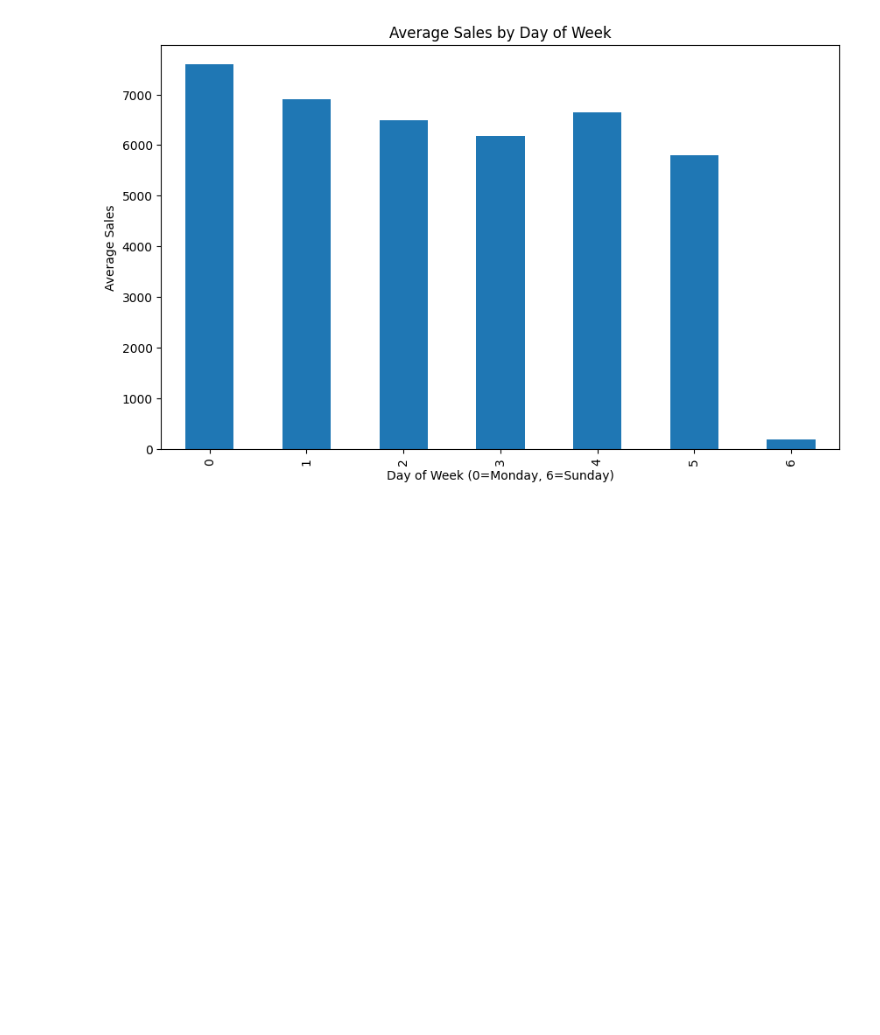
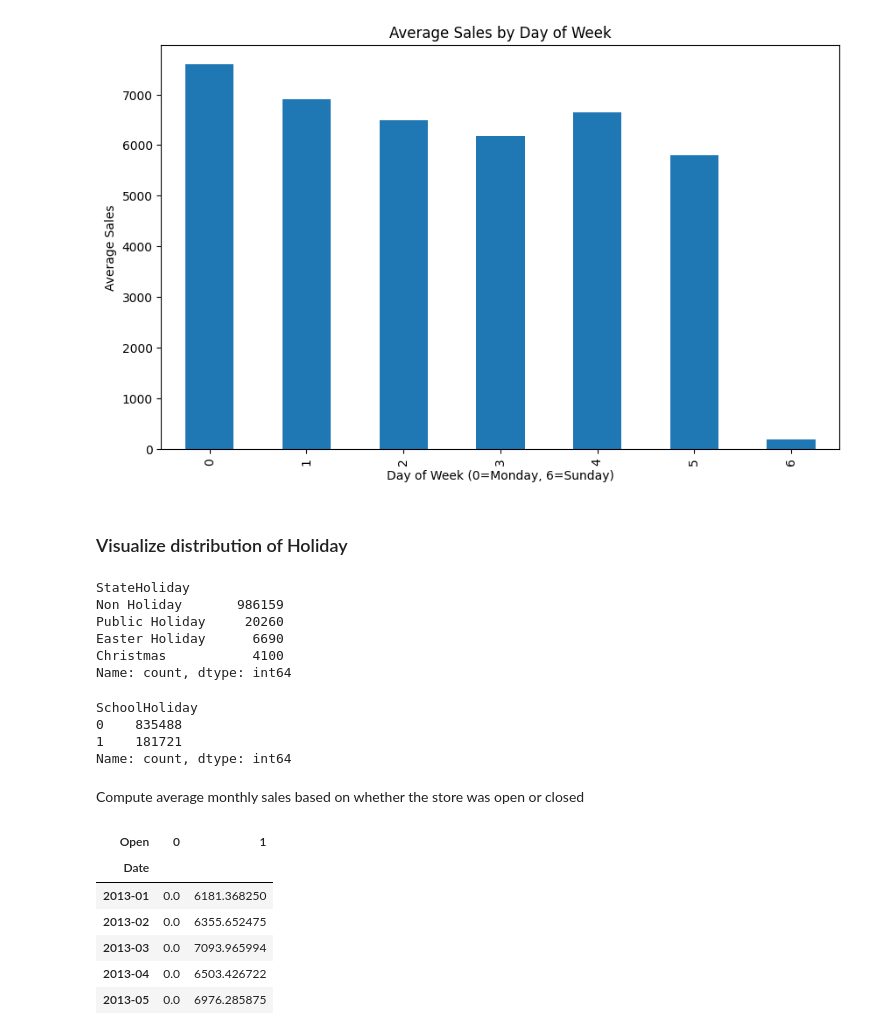
Before and after one commit to hanaDemma/Pharmaceuticals-finance-data-Analysis-week-4, a Jupyter notebook: notebooks/exploratory_analysis.ipynb, the cells around one changed output. Cells and saved outputs as stored; diff of their text form; code cells hidden in the pictures; blank space fills up the shorter version.

Commit message:
average monthly sales

```diff
--- a/notebooks/exploratory_analysis.ipynb
+++ b/notebooks/exploratory_analysis.ipynb
@@ -624,3 +624,34 @@ averageSalesDayOfWeek(merged_train_data_store)
 2025-01-03 09:10:56,819 - INFO - Calculating average sales by day of the week.
 2025-01-03 09:10:56,819 - INFO - Calculating average sales by day of the week.
 [figure]
+# %% [markdown]
+### Visualize distribution of Holiday
+# %%
+merged_train_data_store['StateHoliday'].value_counts()
+# %% [output]
+StateHoliday
+Non Holiday       986159
+Public Holiday     20260
+Easter Holiday      6690
+Christmas           4100
+Name: count, dtype: int64
+# %%
+merged_train_data_store['SchoolHoliday'].value_counts()
+# %% [output]
+SchoolHoliday
+0    835488
+1    181721
+Name: count, dtype: int64
+# %% [markdown]
+Compute average monthly sales based on whether the store was open or closed
+# %%
+monthly_open_store = merged_train_data_store.groupby([merged_train_data_store.index.to_period('M'), 'Open'])['Sales'].mean().unstack()
+monthly_open_store.head()
+# %% [output]
+| Open | 0 | 1 |
+| Date |  |  |
+| 2013-01 | 0.0 | 6181.368250 |
+| 2013-02 | 0.0 | 6355.652475 |
+| 2013-03 | 0.0 | 7093.965994 |
+| 2013-04 | 0.0 | 6503.426722 |
+| 2013-05 | 0.0 | 6976.285875 |
```
Also changed, not shown: 1 other file.
